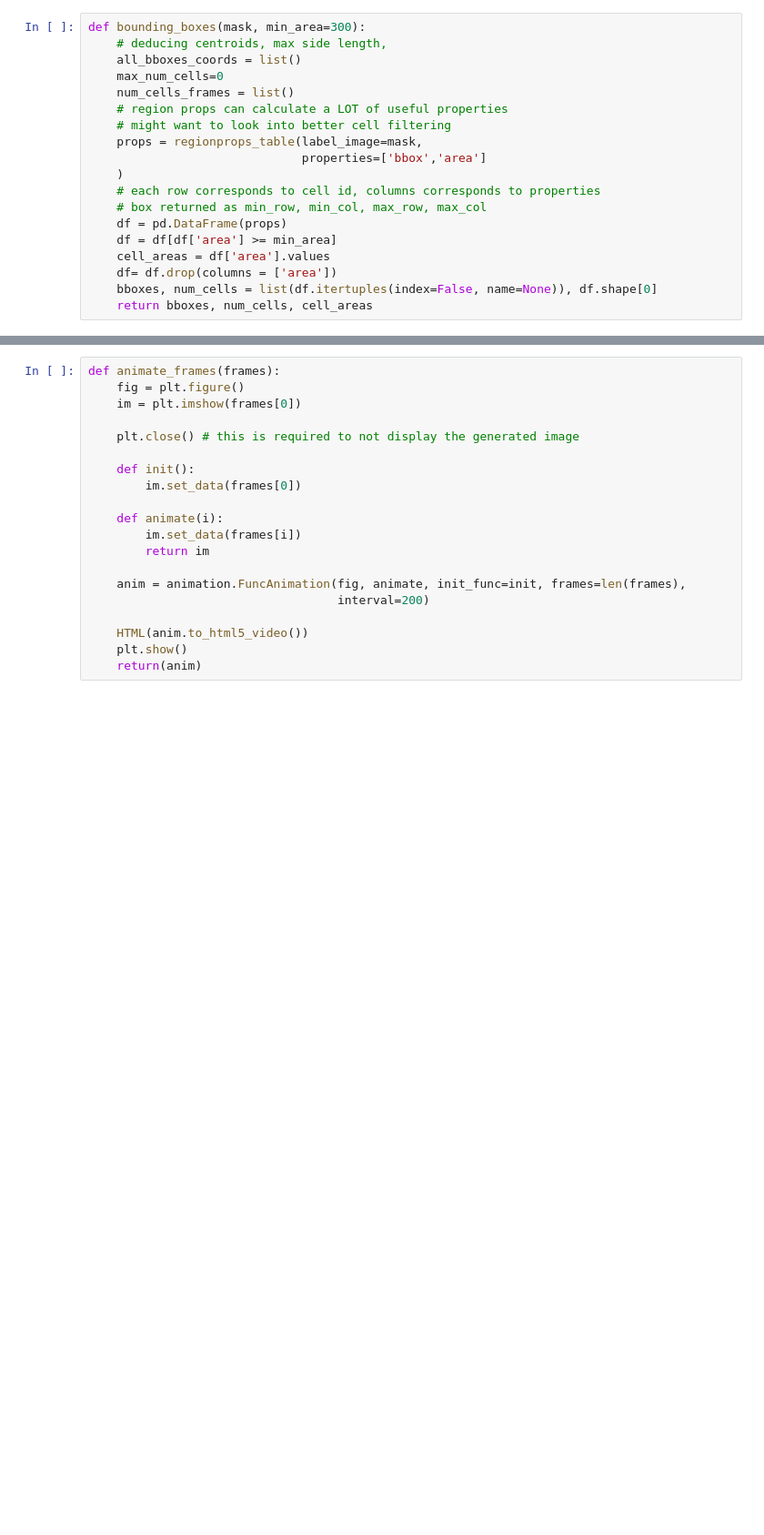
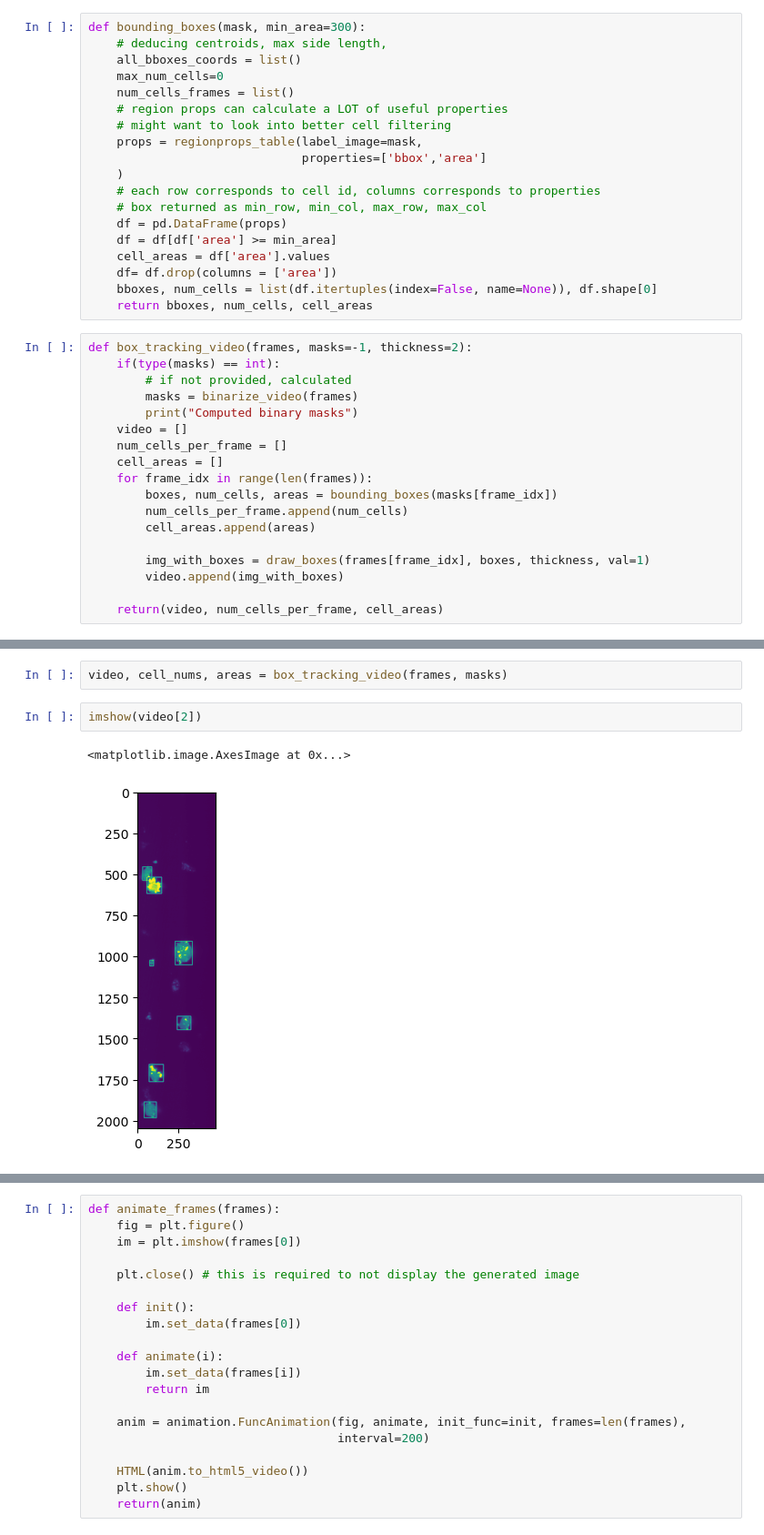
Before and after one commit to SammyAgrawal/ActinMotionPrediction, a Jupyter notebook: MotionTracking.ipynb, the cells around one changed output, grey strips where cells are left out. Shown at 91% size. Saved outputs shown, nothing was run; the diff lists cells and outputs as text; blank space fills up the shorter version.

```diff
--- a/MotionTracking.ipynb
+++ b/MotionTracking.ipynb
@@ -52,3 +85,21 @@ def bounding_boxes(mask, min_area=300):
     df= df.drop(columns = ['area'])
     bboxes, num_cells = list(df.itertuples(index=False, name=None)), df.shape[0]
     return bboxes, num_cells, cell_areas
+# %%
+def box_tracking_video(frames, masks=-1, thickness=2):
+    if(type(masks) == int):
+        # if not provided, calculated
+        masks = binarize_video(frames)
+        print("Computed binary masks")
+    video = []
+    num_cells_per_frame = []
+    cell_areas = []
+    for frame_idx in range(len(frames)):
+        boxes, num_cells, areas = bounding_boxes(masks[frame_idx])
+        num_cells_per_frame.append(num_cells)
+        cell_areas.append(areas)
+
+        img_with_boxes = draw_boxes(frames[frame_idx], boxes, thickness, val=1)
+        video.append(img_with_boxes)
+
+    return(video, num_cells_per_frame, cell_areas)
@@ -139,0 +205,7 @@ Cell id area changed from 435.0 to areas[cell_id]. All areas are [ 1997.  3734.
+# %%
+video, cell_nums, areas = box_tracking_video(frames, masks)
+# %%
+imshow(video[2])
+# %% [output]
+<matplotlib.image.AxesImage at 0x...>
+[figure, added]
```
Also changed, not shown: parts of 26 cells of this notebook, 1 other file.
